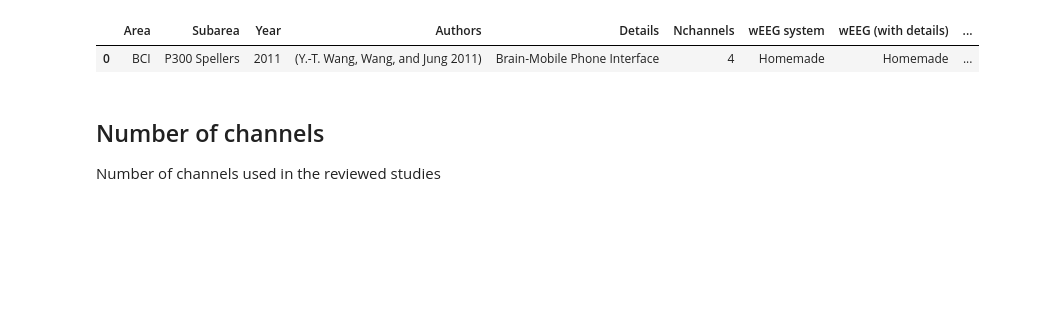
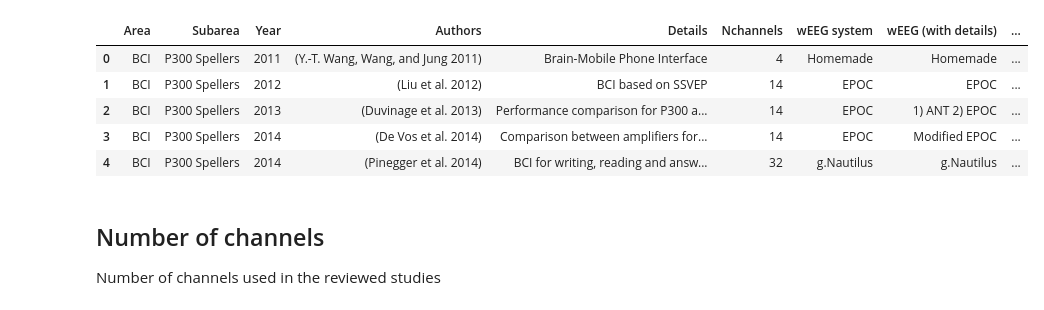
Before and after one commit to guiomar/wEEG, a Jupyter notebook: wEEG-studies.ipynb, the cells around one changed output. Cells and saved outputs as stored; diff of their text form; code cells hidden in the pictures; blank space fills up the shorter version.

```diff
--- a/wEEG-studies.ipynb
+++ b/wEEG-studies.ipynb
@@ -13,12 +13,15 @@ import seaborn as sns
 from matplotlib.ticker import (MultipleLocator, FormatStrFormatter, AutoMinorLocator)
 # %%
 # Open Googlesheet csv file
-df = pd.read_csv('/Users/guiomar/Downloads/Data_Figures - Studies-2.csv')
-df;
-df.head(1)
+df = pd.read_csv('/Users/guiomar/Downloads/Data_Figures - Studies(1).csv')
+df.head()
 # %% [output]
 |  | Area | Subarea | Year | Authors | Details | Nchannels | wEEG system | wEEG (with details) | ... |
 | 0 | BCI | P300 Spellers | 2011 | (Y.-T. Wang, Wang, and Jung 2011) | Brain-Mobile Phone Interface | 4 | Homemade | Homemade | ... |
+| 1 | BCI | P300 Spellers | 2012 | (Liu et al. 2012) | BCI based on SSVEP | 14 | EPOC | EPOC | ... |
+| 2 | BCI | P300 Spellers | 2013 | (Duvinage et al. 2013) | Performance comparison for P300 a... | 14 | EPOC | 1) ANT 2) EPOC | ... |
+| 3 | BCI | P300 Spellers | 2014 | (De Vos et al. 2014) | Comparison between amplifiers for... | 14 | EPOC | Modified EPOC | ... |
+| 4 | BCI | P300 Spellers | 2014 | (Pinegger et al. 2014) | BCI for writing, reading and answ... | 32 | g.Nautilus | g.Nautilus | ... |
 # %% [markdown]
 ## Number of channels
 Number of channels used in the reviewed studies
```
Also changed, not shown: parts of 10 cells of this notebook.
